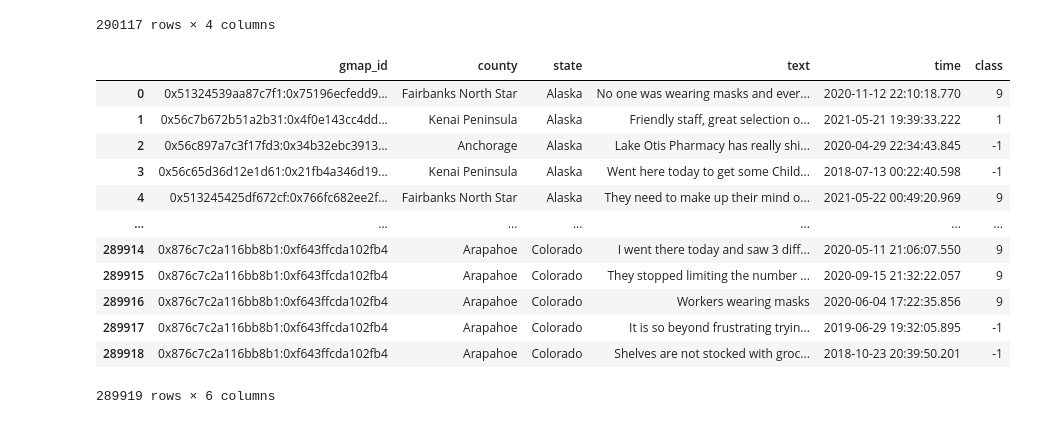
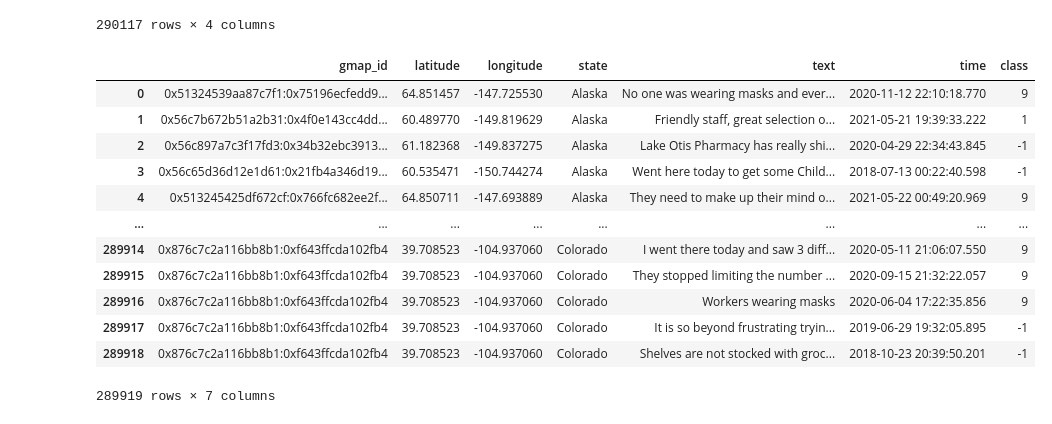
Before and after one commit to ZhaoqianXue/health-resources, a Jupyter notebook: regression and validation/sentiment_validation.pynb.ipynb, the cells around one changed output. Saved outputs shown, nothing was run; the diff lists cells and outputs as text; code cells hidden in the pictures.

```diff
--- a/regression and validation/county_sentiment.ipynb
+++ b/regression and validation/sentiment_validation.pynb.ipynb
@@ -113,29 +112,3 @@ df_states
 | 339315 | 0x876c7f4ff031b1a7:0xd63c647c233a... | 39.724640 | -105.019903 | Colorado |
 | 339316 | 0x876c7c2a116bb8b1:0xf643ffcda102fb4 | 39.708523 | -104.937060 | Colorado |
 339317 rows × 4 columns
-# %%
-# Load the shapefile for counties
-county_gdf = gpd.read_file('./county shapefile/tl_2023_us_county.shp')
-
-# Ensure the CRS of county_gdf is EPSG:4326 for consistency
-county_gdf = county_gdf.to_crs(epsg=4326)
-
-# Convert df_merged to a Geo-df by creating a geometry column from latitude and longitude
-df_states = df_states.copy()  # Ensure we are working on a copy of the df
-df_states.loc[:, 'geometry'] = df_states.apply(lambda row: Point(row['longitude'], row['latitude']), axis=1)
-df_merged_gdf = gpd.GeoDataFrame(df_states, geometry='geometry', crs="EPSG:4326")
-
-# Perform spatial join between df_merged and the county shapefile using predicate="within"
-df_merged_with_county = gpd.sjoin(df_merged_gdf, county_gdf, how="left", predicate="within")
-
-# Add the county column
-df_merged_with_county['county'] = df_merged_with_county['NAME']
-
-# Drop the geometry column for final output
-df_merged_with_county.drop(columns='geometry', inplace=True)
-
-# Keep only the useful columns
-columns_to_keep_county = ['gmap_id', 'county', 'state']
-df_county = df_merged_with_county[columns_to_keep_county]
-
-df_county
@@ -210,22 +169,22 @@ df_review
 290117 rows × 4 columns
 # %%
 # Merge both dfs based on 'gmap_id' column
-df_merged = pd.merge(df_county, df_review, on='gmap_id', how='inner')
+df_merged = pd.merge(df_states, df_review, on='gmap_id', how='inner')
 df_merged
 # %% [output]
-|  | gmap_id | county | state | text | time | class |
-| 0 | 0x51324539aa87c7f1:0x75196ecfedd9... | Fairbanks North Star | Alaska | No one was wearing masks and ever... | 2020-11-12 22:10:18.770 | 9 |
-| 1 | 0x56c7b672b51a2b31:0x4f0e143cc4dd... | Kenai Peninsula | Alaska | Friendly staff, great selection o... | 2021-05-21 19:39:33.222 | 1 |
-| 2 | 0x56c897a7c3f17fd3:0x34b32ebc3913... | Anchorage | Alaska | Lake Otis Pharmacy has really shi... | 2020-04-29 22:34:43.845 | -1 |
-| 3 | 0x56c65d36d12e1d61:0x21fb4a346d19... | Kenai Peninsula | Alaska | Went here today to get some Child... | 2018-07-13 00:22:40.598 | -1 |
-| 4 | 0x513245425df672cf:0x766fc682ee2f... | Fairbanks North Star | Alaska | They need to make up their mind o... | 2021-05-22 00:49:20.969 | 9 |
-| ... | ... | ... | ... | ... | ... | ... |
-| 289914 | 0x876c7c2a116bb8b1:0xf643ffcda102fb4 | Arapahoe | Colorado | I went there today and saw 3 diff... | 2020-05-11 21:06:07.550 | 9 |
-| 289915 | 0x876c7c2a116bb8b1:0xf643ffcda102fb4 | Arapahoe | Colorado | They stopped limiting the number ... | 2020-09-15 21:32:22.057 | 9 |
-| 289916 | 0x876c7c2a116bb8b1:0xf643ffcda102fb4 | Arapahoe | Colorado | Workers wearing masks | 2020-06-04 17:22:35.856 | 9 |
-| 289917 | 0x876c7c2a116bb8b1:0xf643ffcda102fb4 | Arapahoe | Colorado | It is so beyond frustrating tryin... | 2019-06-29 19:32:05.895 | -1 |
-| 289918 | 0x876c7c2a116bb8b1:0xf643ffcda102fb4 | Arapahoe | Colorado | Shelves are not stocked with groc... | 2018-10-23 20:39:50.201 | -1 |
+|  | gmap_id | latitude | longitude | state | text | time | class |
+| 0 | 0x51324539aa87c7f1:0x75196ecfedd9... | 64.851457 | -147.725530 | Alaska | No one was wearing masks and ever... | 2020-11-12 22:10:18.770 | 9 |
+| 1 | 0x56c7b672b51a2b31:0x4f0e143cc4dd... | 60.489770 | -149.819629 | Alaska | Friendly staff, great selection o... | 2021-05-21 19:39:33.222 | 1 |
+| 2 | 0x56c897a7c3f17fd3:0x34b32ebc3913... | 61.182368 | -149.837275 | Alaska | Lake Otis Pharmacy has really shi... | 2020-04-29 22:34:43.845 | -1 |
+| 3 | 0x56c65d36d12e1d61:0x21fb4a346d19... | 60.535471 | -150.744274 | Alaska | Went here today to get some Child... | 2018-07-13 00:22:40.598 | -1 |
+| 4 | 0x513245425df672cf:0x766fc682ee2f... | 64.850711 | -147.693889 | Alaska | They need to make up their mind o... | 2021-05-22 00:49:20.969 | 9 |
+| ... | ... | ... | ... | ... | ... | ... | ... |
+| 289914 | 0x876c7c2a116bb8b1:0xf643ffcda102fb4 | 39.708523 | -104.937060 | Colorado | I went there today and saw 3 diff... | 2020-05-11 21:06:07.550 | 9 |
+| 289915 | 0x876c7c2a116bb8b1:0xf643ffcda102fb4 | 39.708523 | -104.937060 | Colorado | They stopped limiting the number ... | 2020-09-15 21:32:22.057 | 9 |
+| 289916 | 0x876c7c2a116bb8b1:0xf643ffcda102fb4 | 39.708523 | -104.937060 | Colorado | Workers wearing masks | 2020-06-04 17:22:35.856 | 9 |
+| 289917 | 0x876c7c2a116bb8b1:0xf643ffcda102fb4 | 39.708523 | -104.937060 | Colorado | It is so beyond frustrating tryin... | 2019-06-29 19:32:05.895 | -1 |
+| 289918 | 0x876c7c2a116bb8b1:0xf643ffcda102fb4 | 39.708523 | -104.937060 | Colorado | Shelves are not stocked with groc... | 2018-10-23 20:39:50.201 | -1 |
-289919 rows × 6 columns
+289919 rows × 7 columns
 # %%
 # Convert the time column to datetime format
 df_merged['time'] = pd.to_datetime(df_merged['time'])
```
Also changed, not shown: parts of 12 cells of this notebook, 40 other files.
